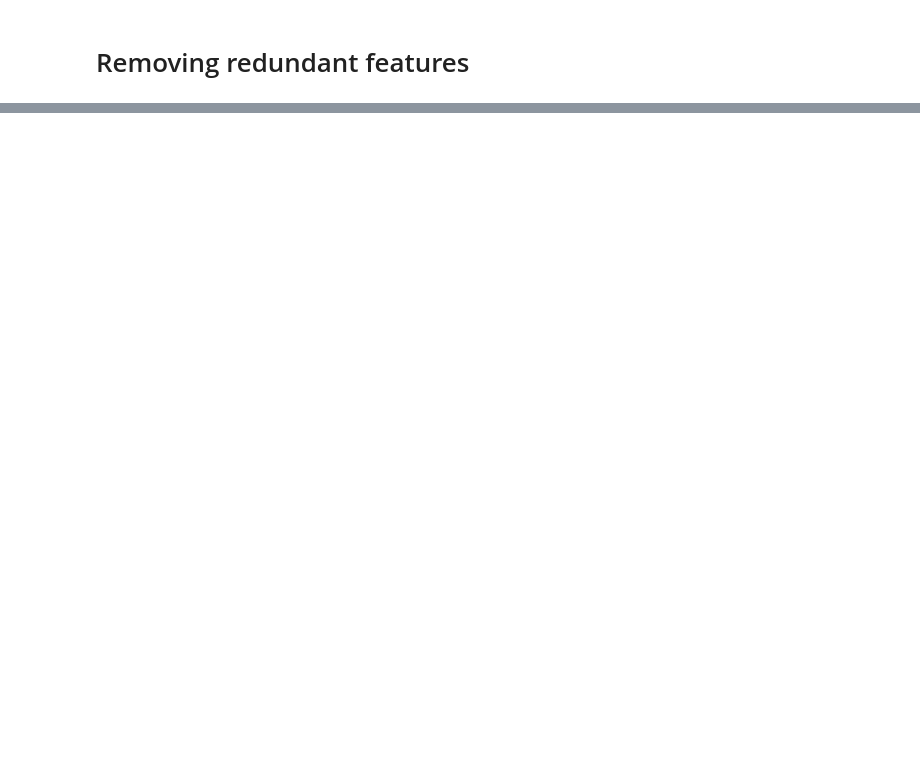
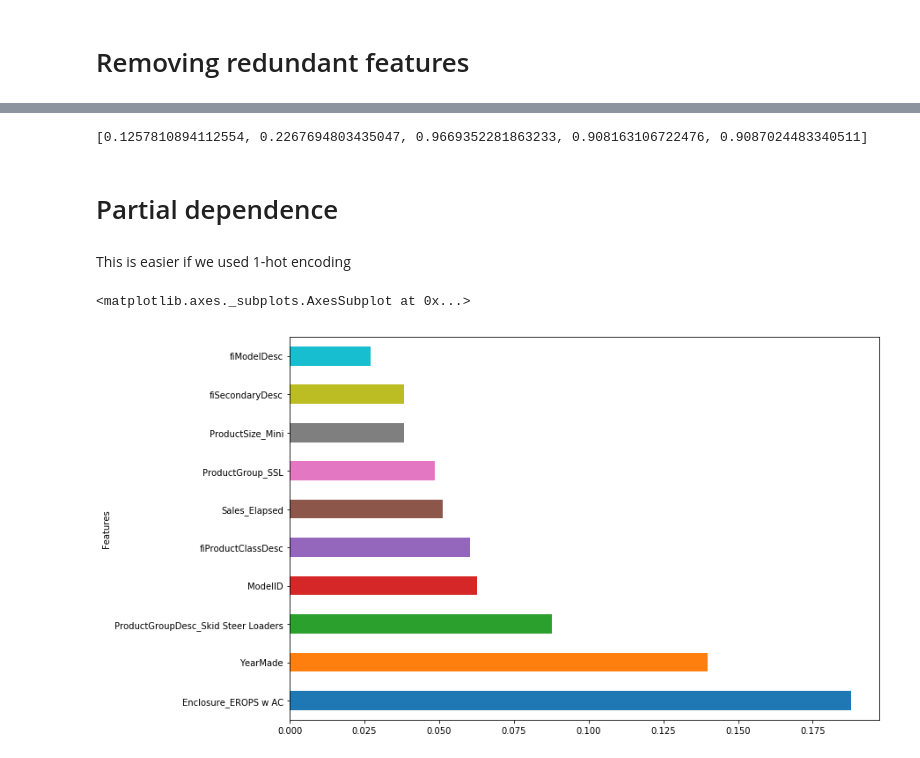
Before and after one commit to waficf/Kaggle_Competitions, a Jupyter notebook: Bulldozers.ipynb, the cells around one changed output, grey strips where cells are left out. Saved outputs shown, nothing was run; the diff lists cells and outputs as text; code cells hidden in the pictures; blank space fills up the shorter version.

```diff
--- a/Bulldozers.ipynb
+++ b/Bulldozers.ipynb
@@ -632,0 +632,3 @@ plt.show()
+# %%
+df_keep.drop(['Sales_Year', 'fiBaseModel', 'Grouser_Tracks','ProductGroupDesc'], axis=1, inplace=True)
+X_train, X_valid = split_data(df_keep, n_trn)
@@ -632,0 +639,8 @@ plt.show()
+# %%
+m = RandomForestRegressor(n_estimators=40, min_samples_leaf=3, max_features=0.5, n_jobs=-1, oob_score=True)
+m.fit(X_train, y_train)
+print_score(m)
+# %% [output]
+[0.1257810894112554, 0.2267694803435047, 0.9669352281863233, 0.908163106722476, 0.9087024483340511]
+# %% [markdown]
+# Partial dependence
@@ -632,0 +652,13 @@ plt.show()
+# %% [markdown]
+This is easier if we used 1-hot encoding
+# %%
+df_trn2, y_trn, nas = proc_df(df_raw, 'SalePrice', max_n_cat=7)
+X_train, X_valid = split_data(df_trn2, n_trn)
+m = RandomForestRegressor(n_estimators=40, min_samples_leaf=3, max_features=0.6, n_jobs=-1)
+m.fit(X_train, y_train);
+# %%
+fi = rf_feat_imp(m, df_trn2)
+fi[:10].plot('Features', 'imp', 'barh',figsize=(12,8), legend=False )
+# %% [output]
+<matplotlib.axes._subplots.AxesSubplot at 0x...>
+[figure, added]
```
Also changed, not shown: parts of 48 cells of this notebook.
